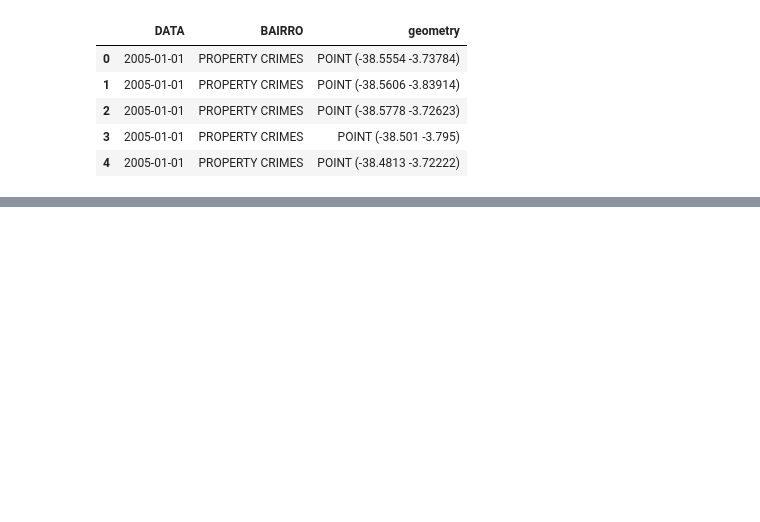
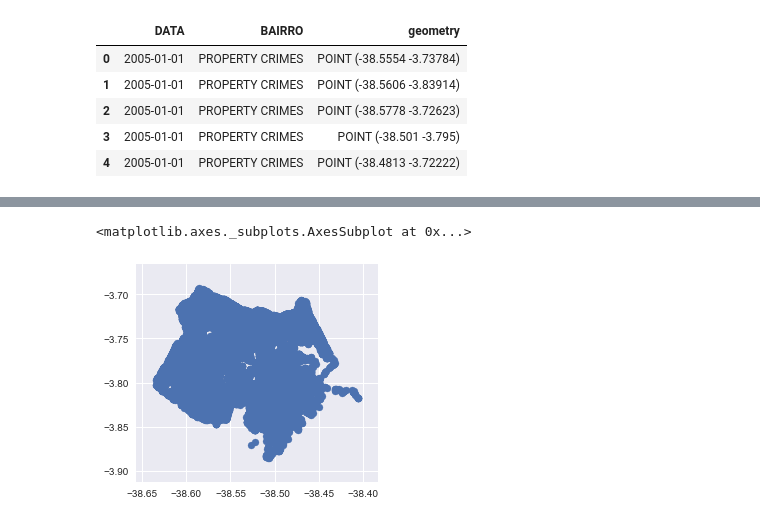
Before and after one commit to andmendescosta/PythonPractice, a Jupyter notebook: InfluenceCallsOnThePrice/Teste.ipynb, the cells around one changed output, grey strips where cells are left out. Cells and saved outputs as stored; diff of their text form; code cells hidden in the pictures; blank space fills up the shorter version.

Commit message:
Merge funcionando

```diff
--- a/InfluenceCallsOnThePrice/Teste.ipynb
+++ b/InfluenceCallsOnThePrice/Teste.ipynb
@@ -114,0 +145,2 @@ for numb in range(0, len(calls_gdf)):
+# %%
+merged_gdf = gpd.sjoin(calls_gdf, regions_gdf, how="inner", op="intersects")
@@ -114,0 +168,5 @@ for numb in range(0, len(calls_gdf)):
+# %%
+merged_gdf.plott()
+# %% [output]
+<matplotlib.axes._subplots.AxesSubplot at 0x...>
+[figure, added]
```
Also changed, not shown: parts of 12 cells of this notebook, 11 other files.
